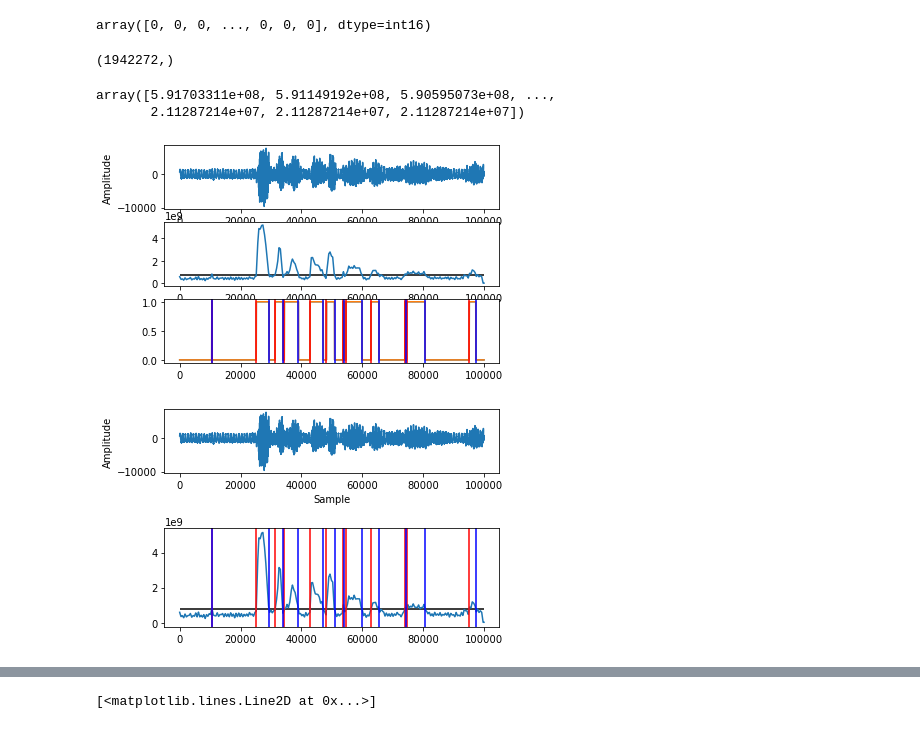
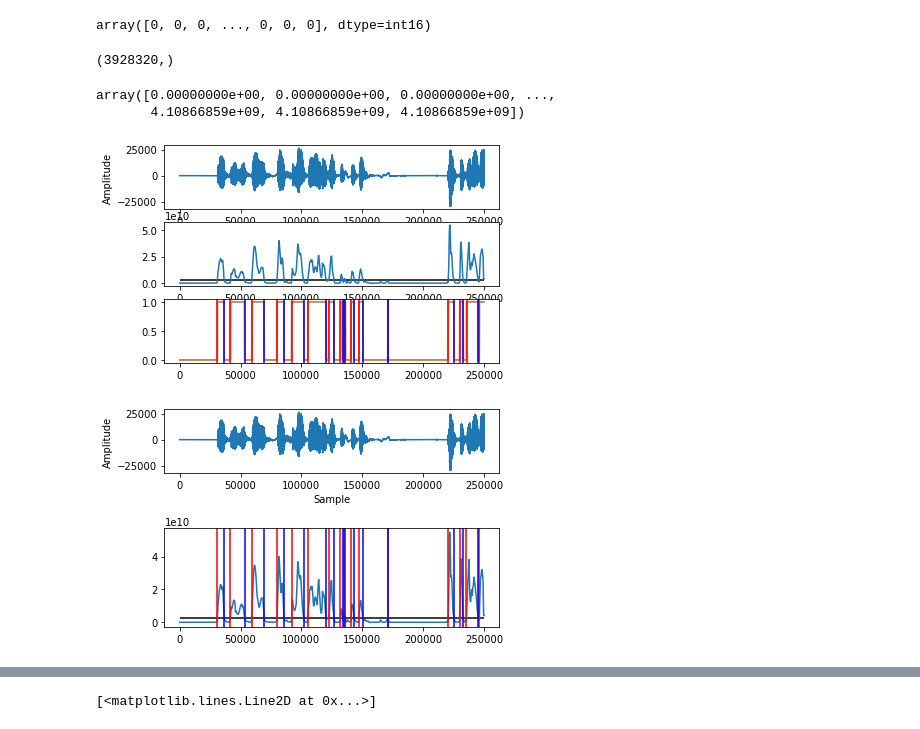
Before and after one commit to open-speech-org/python-speech-soa, a Jupyter notebook: 04_silence_segmentation/Silence segmentation.ipynb, the cells around one changed output, grey strips where cells are left out. Saved outputs shown, nothing was run; the diff lists cells and outputs as text; code cells hidden in the pictures.

```diff
--- a/04_silence_segmentation/Silence segmentation.ipynb
+++ b/04_silence_segmentation/Silence segmentation.ipynb
@@ -10,7 +10,7 @@ from scipy.io import wavfile
 from matplotlib import pyplot as plt
 from IPython.display import Audio
 # %%
-frequency, signal = wavfile.read("F_10_1.wav")
+frequency, signal = wavfile.read("F_08_1.wav")
 # %%
 frequency
 # %% [output]
@@ -24,9 +24,9 @@ array([0, 0, 0, ..., 0, 0, 0], dtype=int16)
 # %%
 signal.shape
 # %% [output]
-(1942272,)
+(3928320,)
 # %%
-signal = signal[150000:250000]
+signal = signal[0:250000]
 # %%
 window_width = int(frequency*0.025)
 windows_offset = int(frequency*0.01)
@@ -42,34 +42,34 @@ interpolated_values = np.interp(np.arange(0, signal.shape[0]), frame_start_time,
 # %%
 interpolated_values
 # %% [output]
-array([5.91703311e+08, 5.91149192e+08, 5.90595073e+08, ...,
-       2.11287214e+07, 2.11287214e+07, 2.11287214e+07])
+array([0.00000000e+00, 0.00000000e+00, 0.00000000e+00, ...,
+       4.10866859e+09, 4.10866859e+09, 4.10866859e+09])
 # %%
 
-threshold=0.15
+threshold=0.05
 signal_size = signal.shape[-1]
 
 plt.subplot(311)
 plt.plot(signal)
 plt.xlabel('Sample')
 plt.ylabel('Amplitude')
 plt.subplot(312)
 plt.plot(np.arange(0, signal_size), interpolated_values)
 plt.hlines(np.max(interpolated_values)*threshold, 0, signal_size)
 plt.subplot(313)
 voice_ranges = np.where(interpolated_values > np.max(interpolated_values) * threshold, 1, 0)
 plt.plot(np.arange(0, signal_size), voice_ranges)
 deltas = delta(voice_ranges, (1, -1))
 changes_to_positive = np.where(deltas > 0)
 changes_to_negative = np.where(deltas < 0)
 # zip(changes_to_positive[0], changes_to_negative[0])
 plt.plot(np.arange(0, signal_size), voice_ranges)
 for positive in changes_to_positive[0]:
     plt.axvline(positive, color='r')
 for negative in changes_to_negative[0]:
     plt.axvline(negative, color='b')
 # %% [output]
-[figure, old version]
+[figure, new version]
 # %%
 plt.subplot(311)
 plt.plot(signal)
@@ -91,7 +91,7 @@ for positive in changes_to_positive[0]:
 for negative in changes_to_negative[0]:
     plt.axvline(negative, color='b')
 # %% [output]
-[figure, old version]
+[figure, new version]
 # %%
 Audio(data=signal, rate=frequency)
 # %% [output]
```
Also changed, not shown: parts of 13 cells of this notebook, 1 other file.
